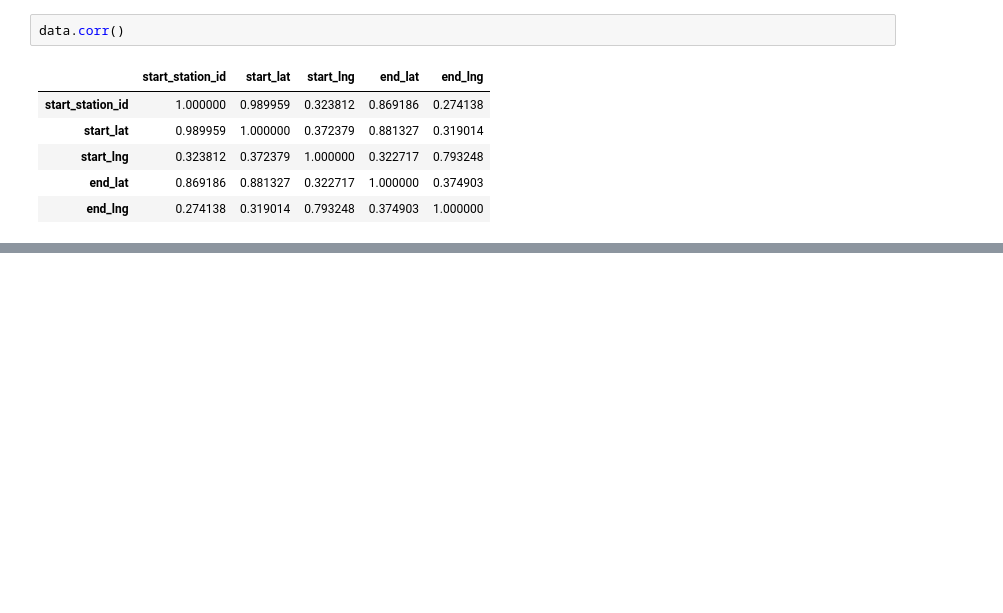
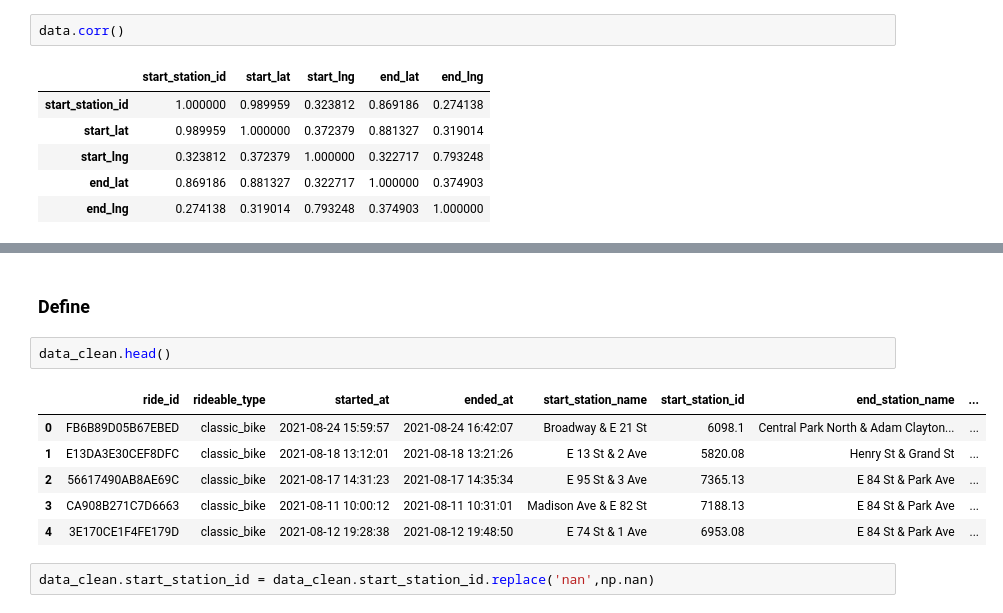
Before and after one commit to anneruhnke/bikesharing, a Jupyter notebook: bikesharing.ipynb, the cells around one changed output, grey strips where cells are left out. Cells and saved outputs as stored; diff of their text form; blank space fills up the shorter version.

Commit message:
Change data types

```diff
--- a/bikesharing.ipynb
+++ b/bikesharing.ipynb
@@ -220,0 +177,13 @@ data_clean = data.copy()
+# %% [markdown]
+### Define
+# %%
+data_clean.head()
+# %% [output]
+|  | ride_id | rideable_type | started_at | ended_at | start_station_name | start_station_id | end_station_name | ... |
+| 0 | FB6B89D05B67EBED | classic_bike | 2021-08-24 15:59:57 | 2021-08-24 16:42:07 | Broadway & E 21 St | 6098.1 | Central Park North & Adam Clayton... | ... |
+| 1 | E13DA3E30CEF8DFC | classic_bike | 2021-08-18 13:12:01 | 2021-08-18 13:21:26 | E 13 St & 2 Ave | 5820.08 | Henry St & Grand St | ... |
+| 2 | 56617490AB8AE69C | classic_bike | 2021-08-17 14:31:23 | 2021-08-17 14:35:34 | E 95 St & 3 Ave | 7365.13 | E 84 St & Park Ave | ... |
+| 3 | CA908B271C7D6663 | classic_bike | 2021-08-11 10:00:12 | 2021-08-11 10:31:01 | Madison Ave & E 82 St | 7188.13 | E 84 St & Park Ave | ... |
+| 4 | 3E170CE1F4FE179D | classic_bike | 2021-08-12 19:28:38 | 2021-08-12 19:48:50 | E 74 St & 1 Ave | 6953.08 | E 84 St & Park Ave | ... |
+# %%
+data_clean.start_station_id = data_clean.start_station_id.replace('nan',np.nan)
```
Also changed, not shown: parts of 30 cells of this notebook.
